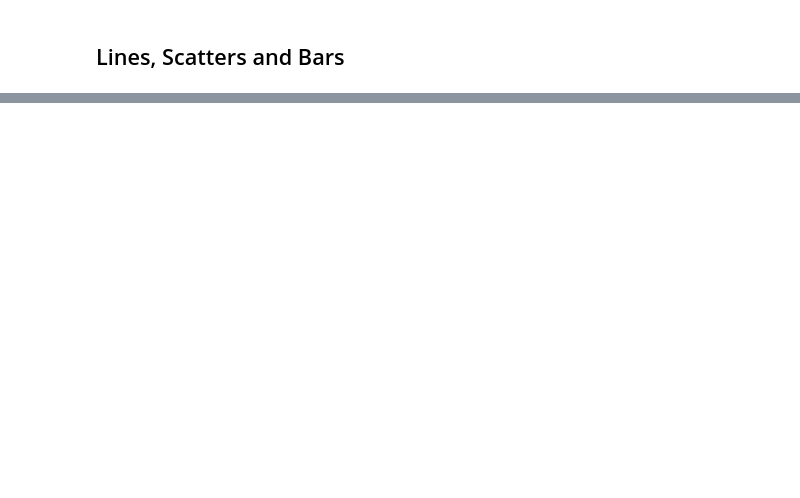
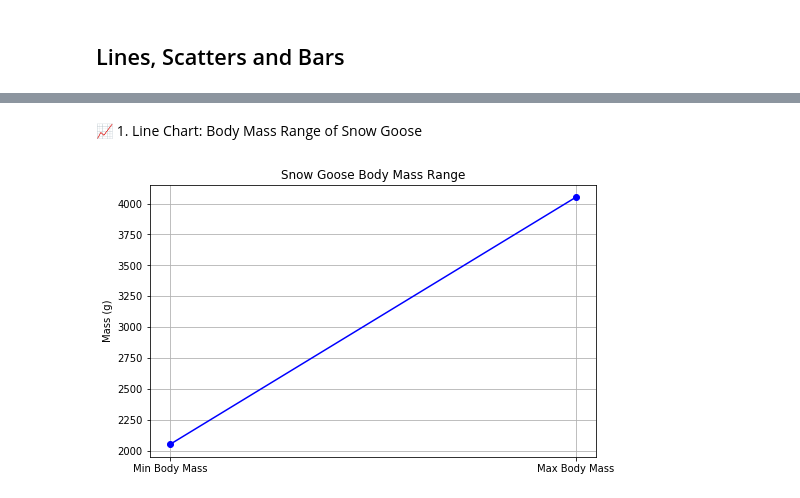
Before and after one commit to uzakariyya/Cohort-3.0-Machine-Learning-Assignments, a Jupyter notebook: Data_Visualization_Quantities/Data_Visualization_Quantities.ipynb, the cells around one changed output, grey strips where cells are left out. Drawn from its saved outputs; the diff is of its cells as text; code cells hidden in the pictures; blank space fills up the shorter version.

```diff
--- a/Data_Visualization_Quantities/Data_Visualization_Quantities.ipynb
+++ b/Data_Visualization_Quantities/Data_Visualization_Quantities.ipynb
@@ -5,5 +15,9 @@ import pandas as pd
 import matplotlib.pyplot as plt
 # %%
 # Load dataset
-df = pd.read_csv('birds.csv')
+path = r"C:\Users\LENOVO\Cohort-3.0-Machine-Learning-Assignments\data\birds.csv"
+df = pd.read_csv(path)
+
+# Display the first few rows of the dataset
+print(df.head())
 # %% [output]
@@ -10,0 +41,12 @@ FileNotFoundError: [Errno 2] File b'birds.csv' does not exist: b'birds.csv'
+# %%
+import pandas as pd
+import matplotlib.pyplot as plt
+import seaborn as sns
+
+# Optional cleaning
+df['Name'] = df['Name'].str.strip().str.title()
+
+
+# Filter only Snow Goose entries
+snow_goose = df[df['Name'] == 'Snow Goose']
+snow_goose
@@ -10,0 +56,15 @@ FileNotFoundError: [Errno 2] File b'birds.csv' does not exist: b'birds.csv'
+# %% [markdown]
+📈 1. Line Chart: Body Mass Range of Snow Goose
+# %%
+# Line chart showing body mass range
+plt.figure(figsize=(8, 5))
+plt.plot(['Min Body Mass', 'Max Body Mass'],
+         [snow_goose['MinBodyMass'].values[0], snow_goose['MaxBodyMass'].values[0]],
+         marker='o', linestyle='-', color='blue')
+
+plt.title('Snow Goose Body Mass Range')
+plt.ylabel('Mass (g)')
+plt.grid(True)
+plt.show()
+# %% [output]
+[figure, added]
```
Also changed, not shown: parts of 7 cells of this notebook, 1 other file.
